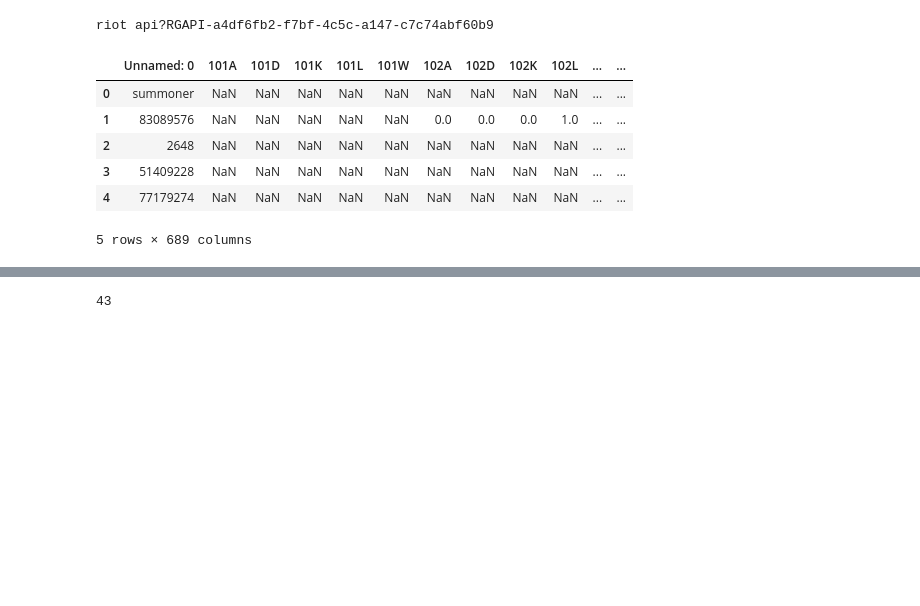
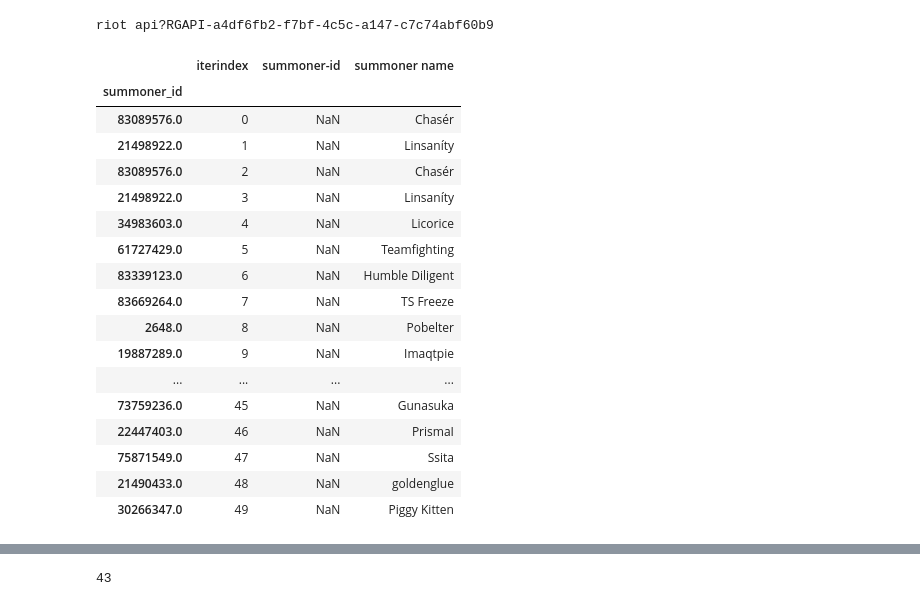
Before and after one commit to Skenkel/LoLScout, a Jupyter notebook: Champion skill scraper.ipynb, the cells around one changed output, grey strips where cells are left out. Drawn from its saved outputs; the diff is of its cells as text; code cells hidden in the pictures; blank space fills up the shorter version.

```diff
--- a/Champion skill scraper.ipynb
+++ b/Champion skill scraper.ipynb
@@ -23,10 +23,21 @@ summonersdf = pd.read_csv('champskill.csv')
-# %%
-summonersdf.head()
-# %% [output]
-|  | Unnamed: 0 | 101A | 101D | 101K | 101L | 101W | 102A | 102D | 102K | 102L | ... | ... |
-| 0 | summoner | NaN | NaN | NaN | NaN | NaN | NaN | NaN | NaN | NaN | ... | ... |
-| 1 | 83089576 | NaN | NaN | NaN | NaN | NaN | 0.0 | 0.0 | 0.0 | 1.0 | ... | ... |
-| 2 | 2648 | NaN | NaN | NaN | NaN | NaN | NaN | NaN | NaN | NaN | ... | ... |
-| 3 | 51409228 | NaN | NaN | NaN | NaN | NaN | NaN | NaN | NaN | NaN | ... | ... |
-| 4 | 77179274 | NaN | NaN | NaN | NaN | NaN | NaN | NaN | NaN | NaN | ... | ... |
-5 rows × 689 columns
+# %%
+summoners_to_scrape.head(50)
+# %% [output]
+|  | iterindex | summoner-id | summoner name |
+| summoner_id |  |  |  |
+| 83089576.0 | 0 | NaN | Chasér |
+| 21498922.0 | 1 | NaN | Linsaníty |
+| 83089576.0 | 2 | NaN | Chasér |
+| 21498922.0 | 3 | NaN | Linsaníty |
+| 34983603.0 | 4 | NaN | Licorice |
+| 61727429.0 | 5 | NaN | Teamfighting |
+| 83339123.0 | 6 | NaN | Humble Diligent |
+| 83669264.0 | 7 | NaN | TS Freeze |
+| 2648.0 | 8 | NaN | Pobelter |
+| 19887289.0 | 9 | NaN | Imaqtpie |
+| ... | ... | ... | ... |
+| 73759236.0 | 45 | NaN | Gunasuka |
+| 22447403.0 | 46 | NaN | PrismaI |
+| 75871549.0 | 47 | NaN | Ssita |
+| 21490433.0 | 48 | NaN | goldenglue |
+| 30266347.0 | 49 | NaN | Piggy Kitten |
```
Also changed, not shown: parts of 17 cells of this notebook, 7 other files.
